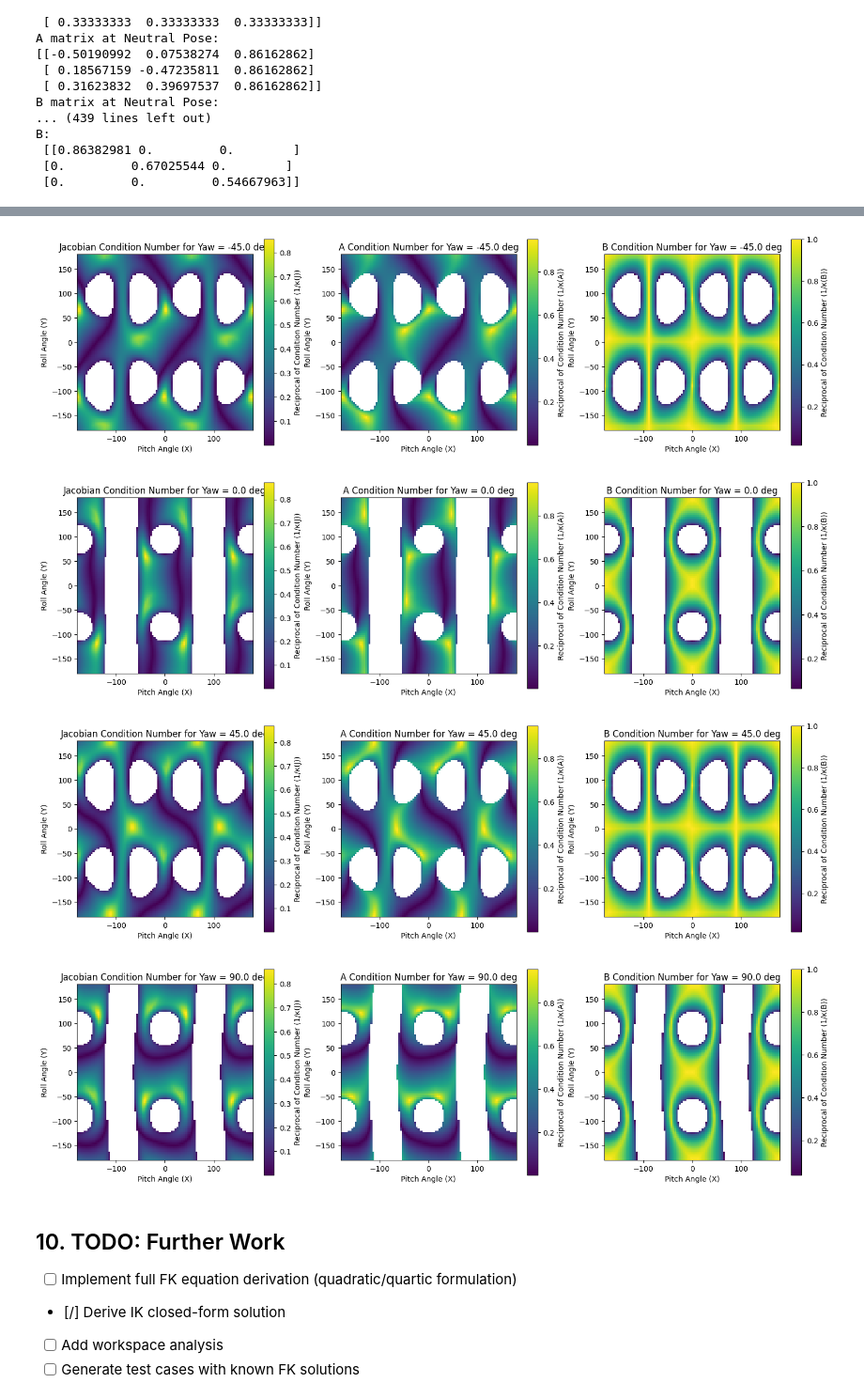
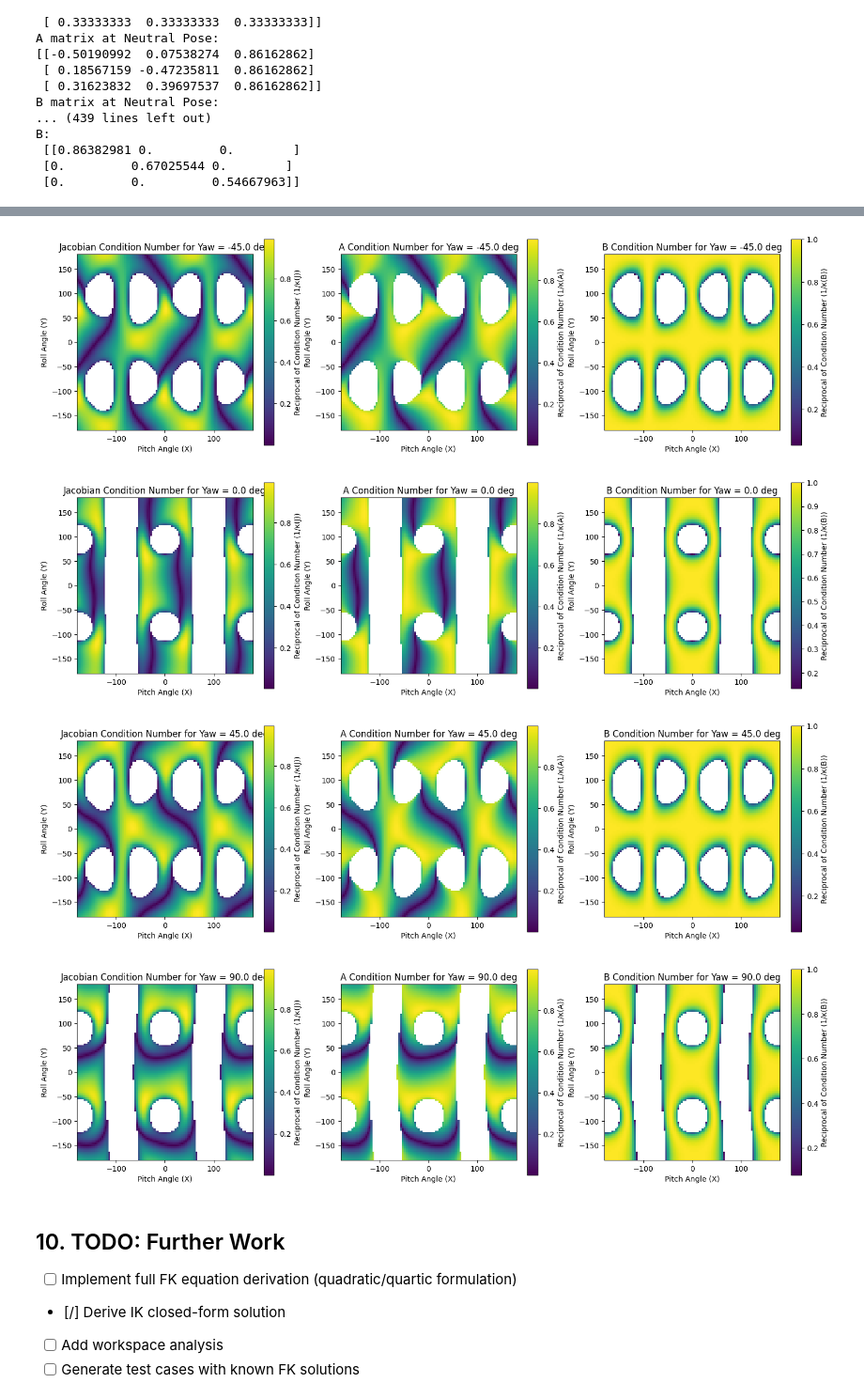
Before and after one commit to ChawinOph/spm-mechanics, a Jupyter notebook: notebooks/spm_kinematics.ipynb, the cells around one changed output, grey strips where cells are left out. Shown at 94% size. Saved outputs shown, nothing was run; the diff lists cells and outputs as text; code cells hidden in the pictures.

Commit message:
modified cond index according to literature and add cylinder plot

```diff
--- a/notebooks/spm_kinematics.ipynb
+++ b/notebooks/spm_kinematics.ipynb
@@ -1132,6 +1255,16 @@ class SPM:
         J = np.linalg.inv(A) @ B # J theta_dot = omega, tau = J^T moment
         return J, A, B
 
+    def compute_conditioning_index(self, J):
+        # compute conditioning index (e.g. reciprocal of condition number) for Jacobian J
+        # cond_J = np.linalg.cond(J)
+        cond_J = 1/(self.compute_J_norm(J) * self.compute_J_norm(np.linalg.inv(J)))
+        return cond_J
+
+    def compute_J_norm(self, J):
+        # compute Frobenius norm and spectral norm of Jacobian J
+        return np.sqrt(np.trace(J.T.dot(1/3*np.eye(3)).dot(J)))
+
     def jacobian_analysis(self, pitch, roll, yaw):
         # compute jacobian condition number across workspace for given pitch, roll, yaw ranges
         R_des = R.from_euler('zyx', [yaw, pitch, roll]).as_matrix()
@@ -1239,9 +1372,9 @@ for k in range(N_z):
                 mark = 'o'
                 # reciprocal of condition number to visualize better (higher is better)
                 J, A, B = spm.compute_vel_jacobian()
-                Z_jcond[i,j,k] = 1/np.linalg.cond(J)
-                Z_Acond[i,j,k] = 1/np.linalg.cond(A) # A platform singularity check
-                Z_Bcond[i,j,k] = 1/np.linalg.cond(B) # B leg singularity check
+                Z_jcond[i,j,k] = spm.compute_conditioning_index(J) # Jacobian conditioning index
+                Z_Acond[i,j,k] = spm.compute_conditioning_index(A) # A platform singularity check
+                Z_Bcond[i,j,k] = spm.compute_conditioning_index(B) # B leg singularity check
 
             else:
                 # not all legs have solutions; unfeasible workspace
@@ -1300,7 +1433,7 @@ B matrix at Neutral Pose:
-[figure, old version]
+[figure, new version]
-[figure, old version]
+[figure, new version]
-[figure, old version]
+[figure, new version]
-[figure, old version]
+[figure, new version]
 # %% [markdown]
 ## 10. TODO: Further Work
 
```
Also changed, not shown: parts of 4 cells of this notebook.
